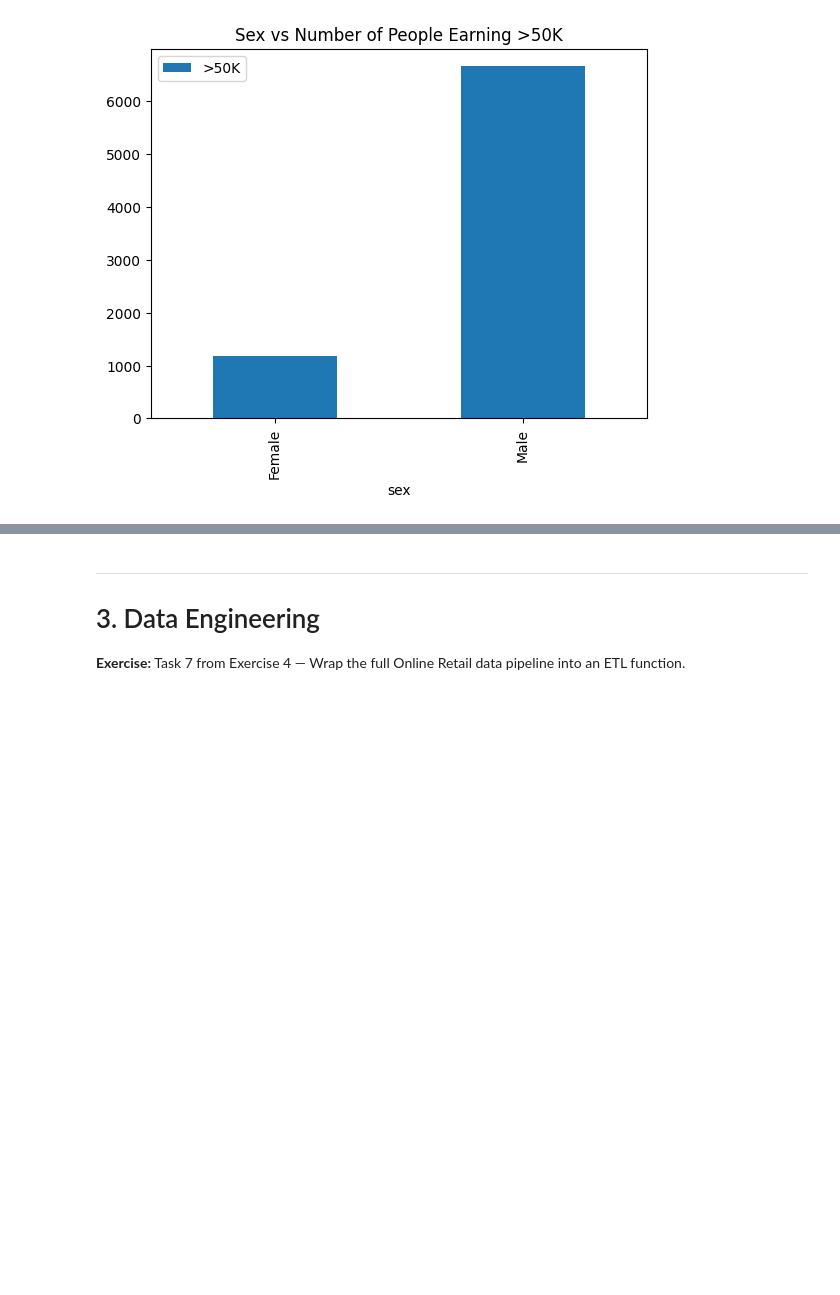
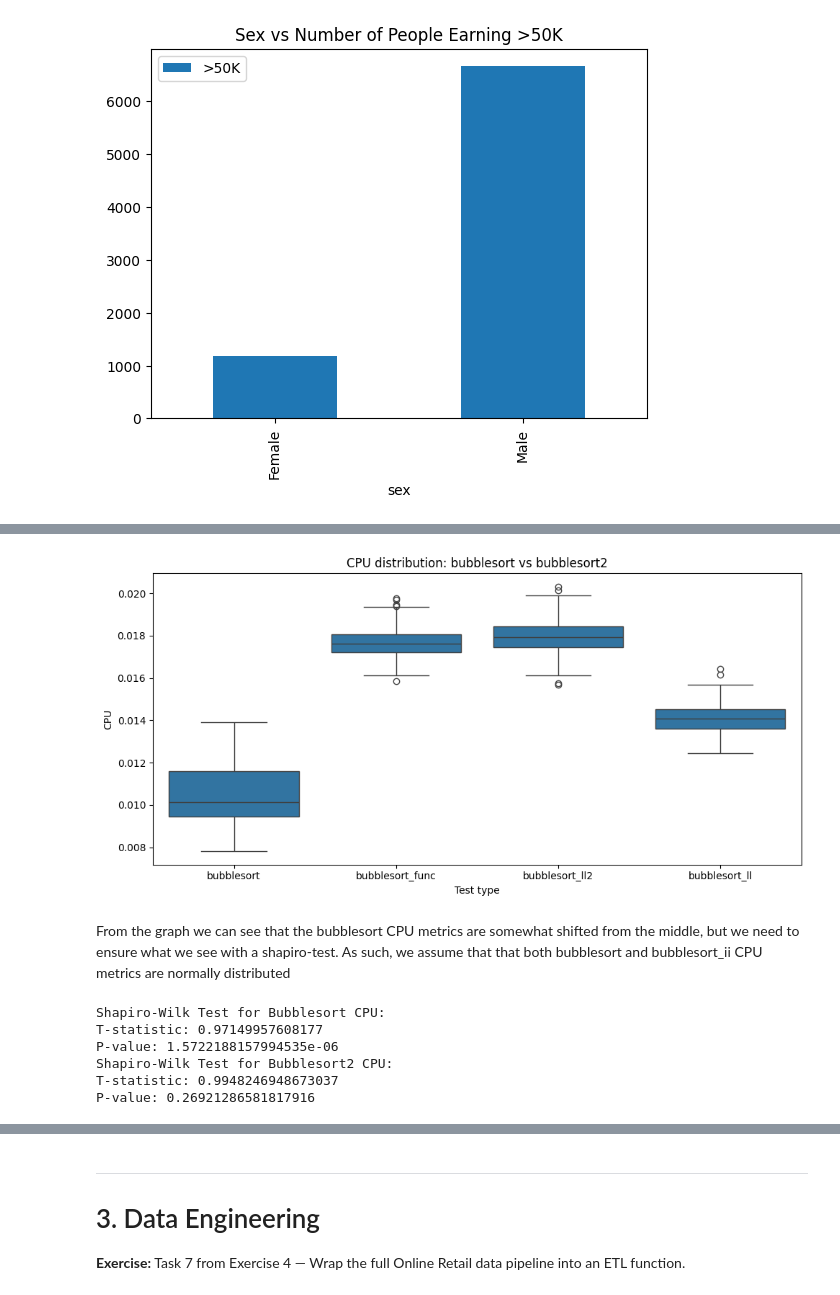
Before and after one commit to X1las/DaT, a Jupyter notebook: exam_handin_jwsc.ipynb, the cells around one changed output, grey strips where cells are left out. Saved outputs shown, nothing was run; the diff lists cells and outputs as text; code cells hidden in the pictures; blank space fills up the shorter version.

```diff
--- a/exam_handin_jwsc.ipynb
+++ b/exam_handin_jwsc.ipynb
@@ -515,0 +269,5 @@ Note: ANOVA assumes normality and equal variances.
+# %%
+# Load the dataset
+
+energy = pd.read_csv("Data/energySoftware.csv")
+energy.head()
@@ -515,0 +285,31 @@ Note: ANOVA assumes normality and equal variances.
+# %%
+# Plot each distribution by test type
+plt.figure(figsize=(10, 5))
+sns.boxplot(data=energy, x="test", y="CPU")
+plt.title("CPU distribution: bubblesort vs bubblesort2")
+plt.xlabel("Test type")
+plt.ylabel("CPU")
+plt.tight_layout()
+plt.show()
+# %% [output]
+[figure, added]
+# %% [markdown]
+From the graph we can see that the bubblesort CPU metrics are somewhat shifted from the middle, but we need to ensure what we see with a shapiro-test. As such, we assume that that both bubblesort and bubblesort_ii CPU metrics are normally distributed
+# %%
+# Shapiro test for normality
+statistic, p_value = stats.shapiro(bubblesort["CPU"])
+print("Shapiro-Wilk Test for Bubblesort CPU:")
+print("T-statistic:", statistic)
+print("P-value:", p_value)
+
+statistic, p_value = stats.shapiro(bubblesort2["CPU"])
+print("Shapiro-Wilk Test for Bubblesort2 CPU:")
+print("T-statistic:", statistic)
+print("P-value:", p_value)
+# %% [output]
+Shapiro-Wilk Test for Bubblesort CPU:
+T-statistic: 0.97149957608177
+P-value: 1.5722188157994535e-06
+Shapiro-Wilk Test for Bubblesort2 CPU:
+T-statistic: 0.9948246948673037
+P-value: 0.26921286581817916
```
Also changed, not shown: parts of 101 cells of this notebook, 9 other files.
